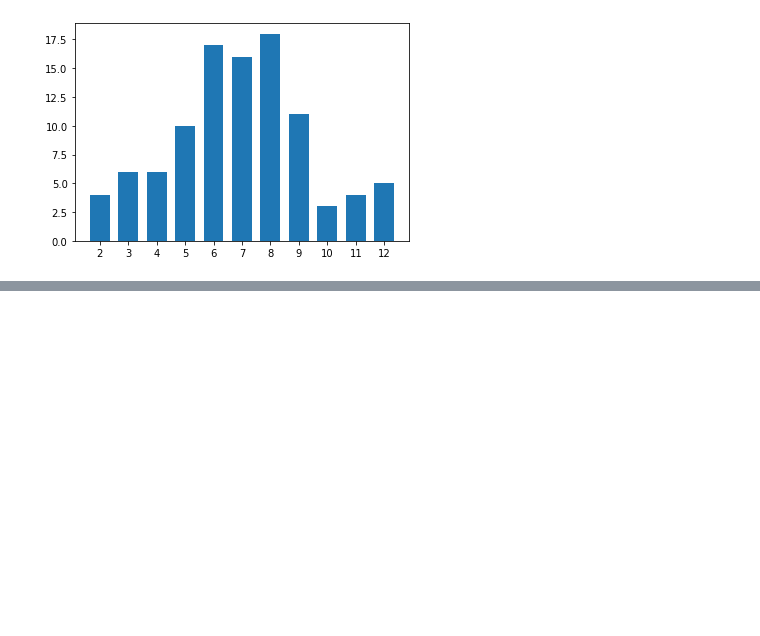
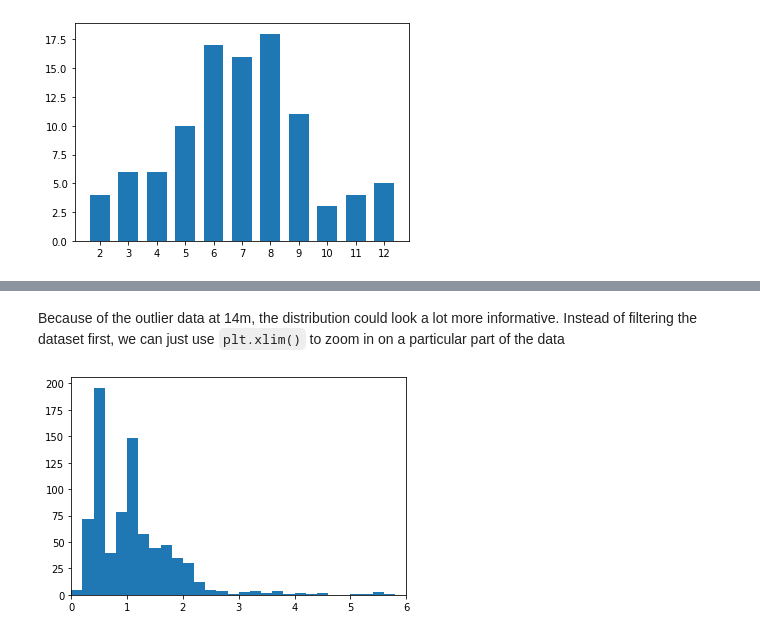
Before and after one commit to Tavnuh/Visualisations, a Jupyter notebook: Univariate Plotting/Histograms.ipynb, the cells around one changed output, grey strips where cells are left out. Cells and saved outputs as stored; diff of their text form; code cells hidden in the pictures; blank space fills up the shorter version.

```diff
--- a/Univariate Plotting/Histograms.ipynb
+++ b/Univariate Plotting/Histograms.ipynb
@@ -84,0 +90,8 @@ plt.xticks(np.arange(2, 12+1, 1));
+# %% [markdown]
+Because of the outlier data at 14m, the distribution could look a lot more informative. Instead of filtering the dataset first, we can just use `plt.xlim()` to zoom in on a particular part of the data
+# %%
+bins = np.arange(0, pokemon['height'].max()+0.2, 0.2) #also changed bin sizes
+plt.hist(data = pokemon, x = 'height', bins = bins)
+plt.xlim(0,6);
+# %% [output]
+[figure, added]
```
Also changed, not shown: parts of 2 cells of this notebook.
